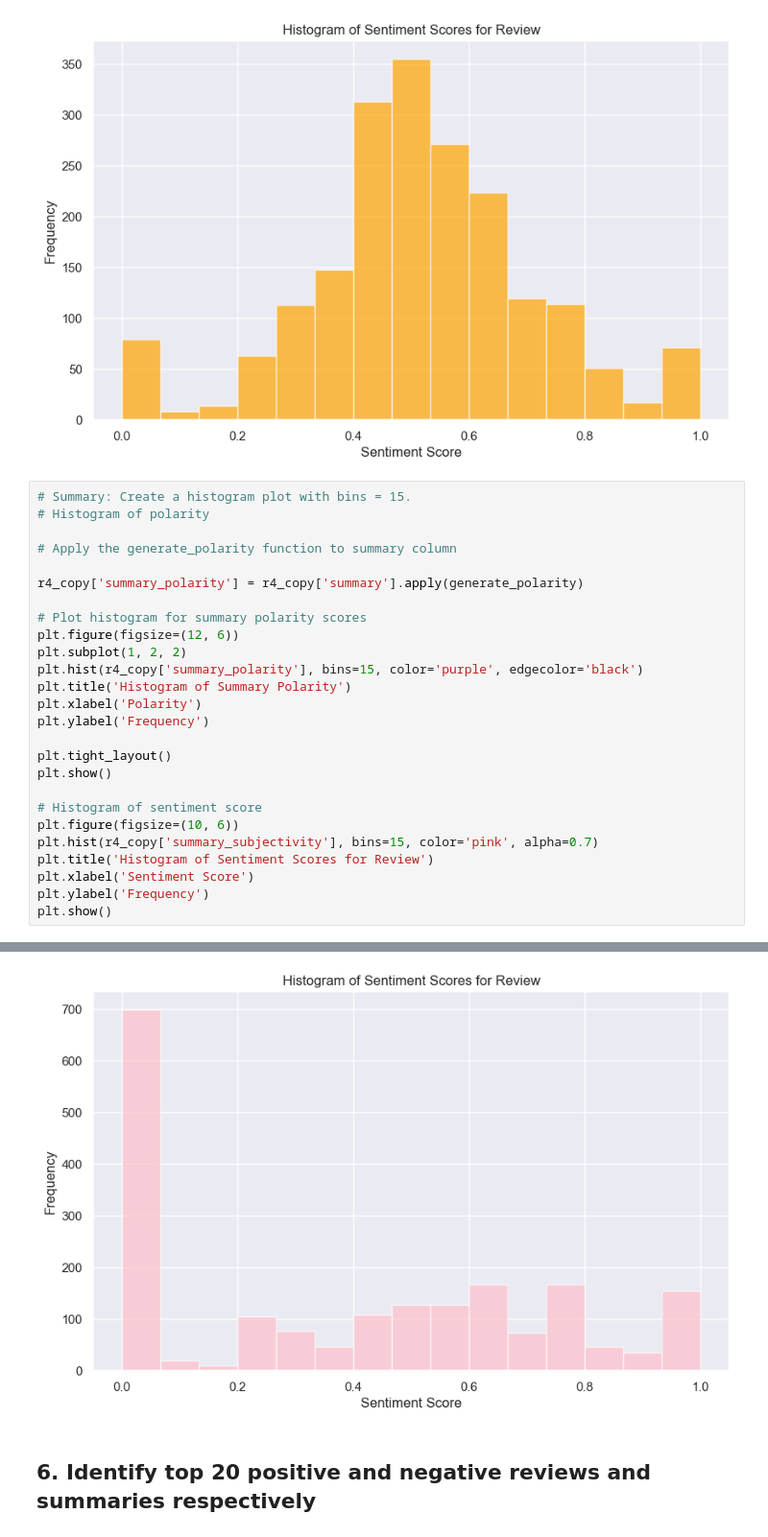
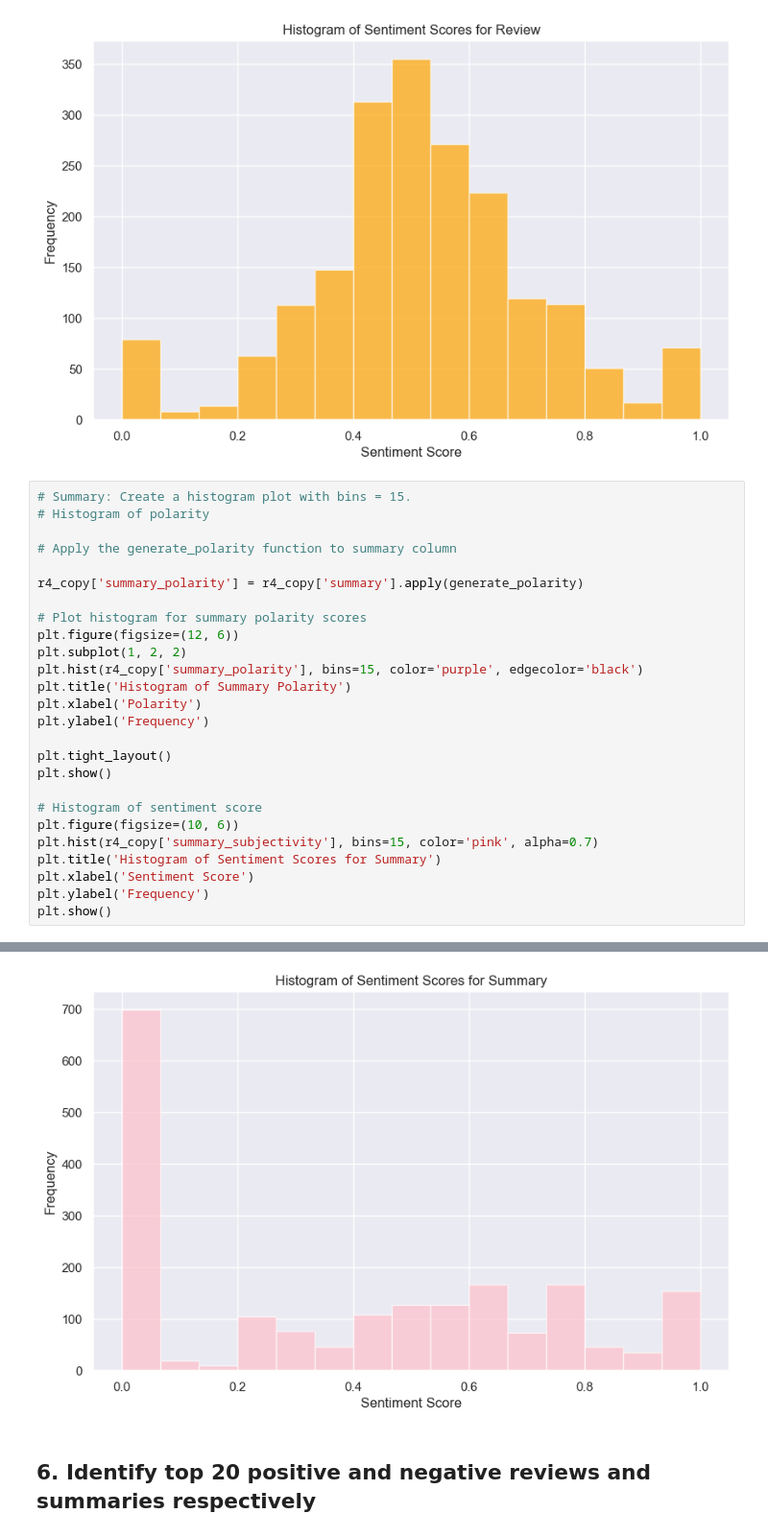
Before and after one commit to gentle-dumpling/SYHo_DA301_Assignment, a Jupyter notebook: Ho_SY_DA301_Assignment_Notebook.ipynb, the cells around one changed output, grey strips where cells are left out. Shown at 96% size. Saved outputs shown, nothing was run; the diff lists cells and outputs as text.

```diff
--- a/Ho_SY_DA301_Assignment_Notebook.ipynb
+++ b/Ho_SY_DA301_Assignment_Notebook.ipynb
@@ -1331,32 +1335,32 @@ plt.show()
 # %%
 # Summary: Create a histogram plot with bins = 15.
 # Histogram of polarity
 
 # Apply the generate_polarity function to summary column
 
 r4_copy['summary_polarity'] = r4_copy['summary'].apply(generate_polarity)
 
 # Plot histogram for summary polarity scores
 plt.figure(figsize=(12, 6))
 plt.subplot(1, 2, 2)
 plt.hist(r4_copy['summary_polarity'], bins=15, color='purple', edgecolor='black')
 plt.title('Histogram of Summary Polarity')
 plt.xlabel('Polarity')
 plt.ylabel('Frequency')
 
 plt.tight_layout()
 plt.show()
 
 # Histogram of sentiment score
 plt.figure(figsize=(10, 6))
 plt.hist(r4_copy['summary_subjectivity'], bins=15, color='pink', alpha=0.7)
-plt.title('Histogram of Sentiment Scores for Review')
+plt.title('Histogram of Sentiment Scores for Summary')
 plt.xlabel('Sentiment Score')
 plt.ylabel('Frequency')
 plt.show()
 # %% [output]
 [figure]
-[figure, old version]
+[figure, new version]
 # %% [markdown]
 ## 6. Identify top 20 positive and negative reviews and summaries respectively
 # %%
```
Also changed, not shown: parts of 24 cells of this notebook.
